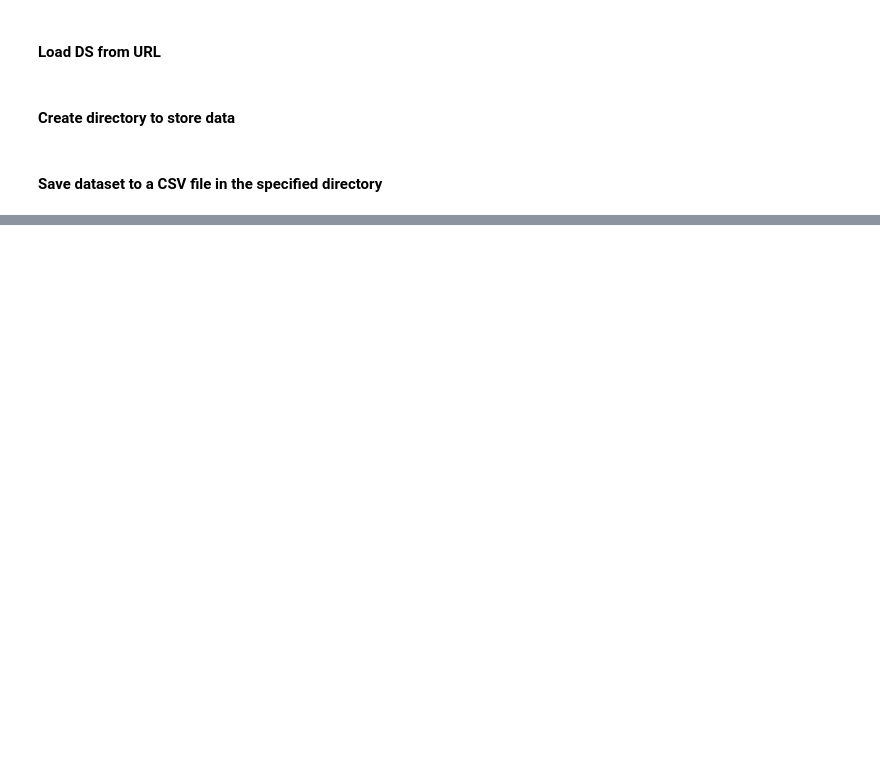
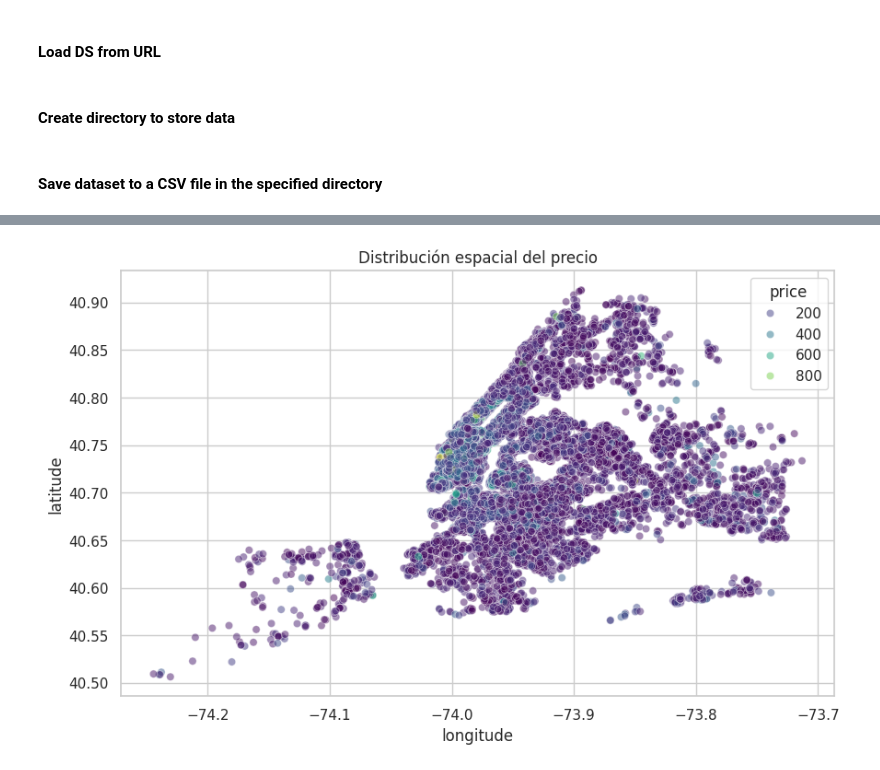
Before and after one commit to 4GeeksAcademy/ViceVareles_Bea_Intro_ML, a Jupyter notebook: src/eda.ipynb, the cells around one changed output, grey strips where cells are left out. Saved outputs shown, nothing was run; the diff lists cells and outputs as text; code cells hidden in the pictures; blank space fills up the shorter version.

```diff
--- a/src/eda.ipynb
+++ b/src/eda.ipynb
@@ -17,0 +159,12 @@ df.to_csv('./data/raw/AB_NYC_2019.csv', index=False)
+# %%
+
+# ======================
+# 8. Análisis espacial
+# ======================
+sns.scatterplot(data=df, x='longitude', y='latitude', hue='price', palette='viridis', alpha=0.5)
+plt.title("Distribución espacial del precio")
+plt.show()
+
+# Conclusión: los precios más altos se concentran en Manhattan.
+# %% [output]
+[figure, added]
```
Also changed, not shown: parts of 22 cells of this notebook, 1 other file.
